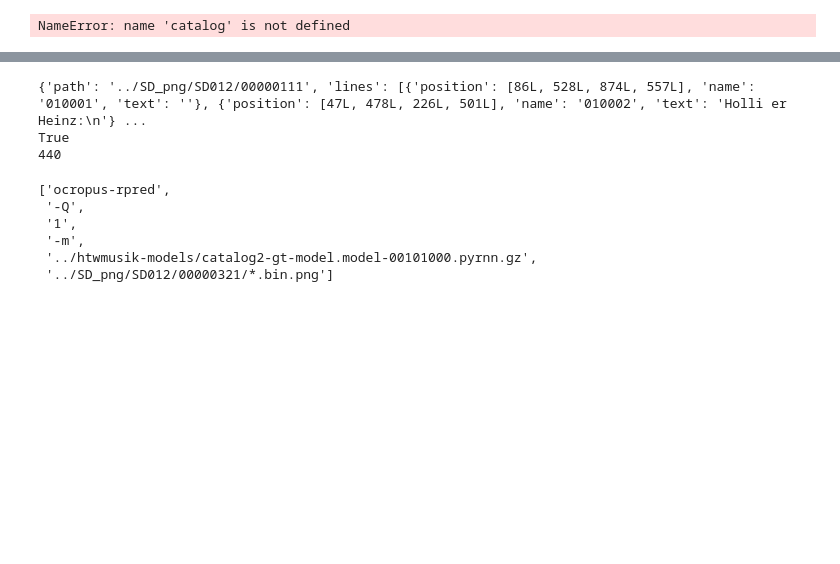
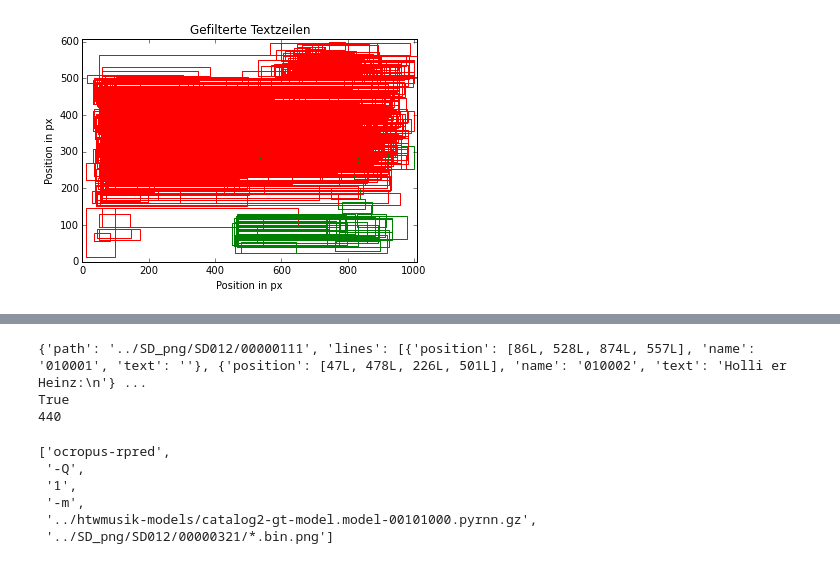
Before and after one commit to kaphka/catalog-ocr-test, a Jupyter notebook: db-based-conversion.ipynb, the cells around one changed output, grey strips where cells are left out. Drawn from its saved outputs; the diff is of its cells as text; code cells hidden in the pictures; blank space fills up the shorter version.

Commit message:
filter index lines

```diff
--- a/db-based-conversion.ipynb
+++ b/db-based-conversion.ipynb
@@ -55,3 +21,6 @@ NameError: name 'croppings' is not defined
+# %%
+with open('/home/jakob/data/ST.json', 'rb') as ST:
+    catalog = ujson.load(ST)
 # %%
 %matplotlib inline
 import matplotlib.pyplot as plt
@@ -99,21 +68,31 @@ def dump_images_to_html_string(images):
 
     return html.format('\n'.join(elements))
 # %%
-card_size_verts = vertices([0,0,1008,608])
-images = []
-for page in filter(page_filter, catalog['pages']):
-    for line in filter(line_filter, page['lines']):
-        plt.plot(*plot_lines(vertices(line['position'])['verts']))
-        images.append(line_image(page,line))
+def plot_catalog(catalog,page_filter, line_filter):
+    card_size_verts = vertices([0,0,1008,608])
+    images = []
+    for page in filter(page_filter, catalog['pages']):
+        for idx, line in enumerate(page['lines']):
+            if line_filter(line):
+                color = 'green'
+                if idx == 0:
+                    color = 'black'
+            else:
+                color = 'red'
 
-plt.xlim([0,1008])
-plt.ylim([0,608])
-plt.title('Gefilterte Textzeilen')
-plt.ylabel('Position in px')
-plt.xlabel('Position in px')
-plt.savefig('plots/filtered_num.png')
-html = dump_images_to_html_string(images[:200:2])
-with open('filtered_lines.html', 'w') as out:
-    out.write(html)
+            plt.plot(*plot_lines(vertices(line['position'])['verts']), color=color)
+    #         images.append(line_image(page,line))
+
+    plt.xlim([0,1008])
+    plt.ylim([0,608])
+    plt.title('Gefilterte Textzeilen')
+    plt.ylabel('Position in px')
+    plt.xlabel('Position in px')
+    plt.savefig('plots/filtered_num.png')
+    html = dump_images_to_html_string(images[:200:2])
+    with open('filtered_lines.html', 'w') as out:
+        out.write(html)
-# %% [output]
-NameError: name 'catalog' is not defined
+# %%
+plot_catalog(catalog, page_filter, line_filter)
+# %% [output]
+[figure, added]
```
Also changed, not shown: parts of 9 cells of this notebook.
